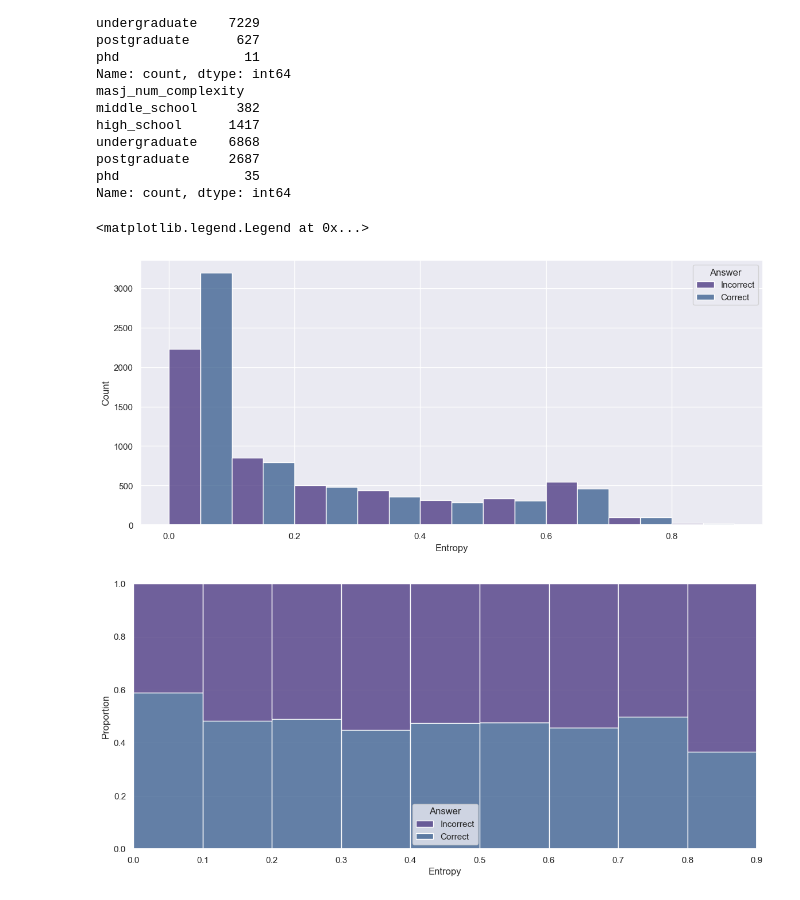
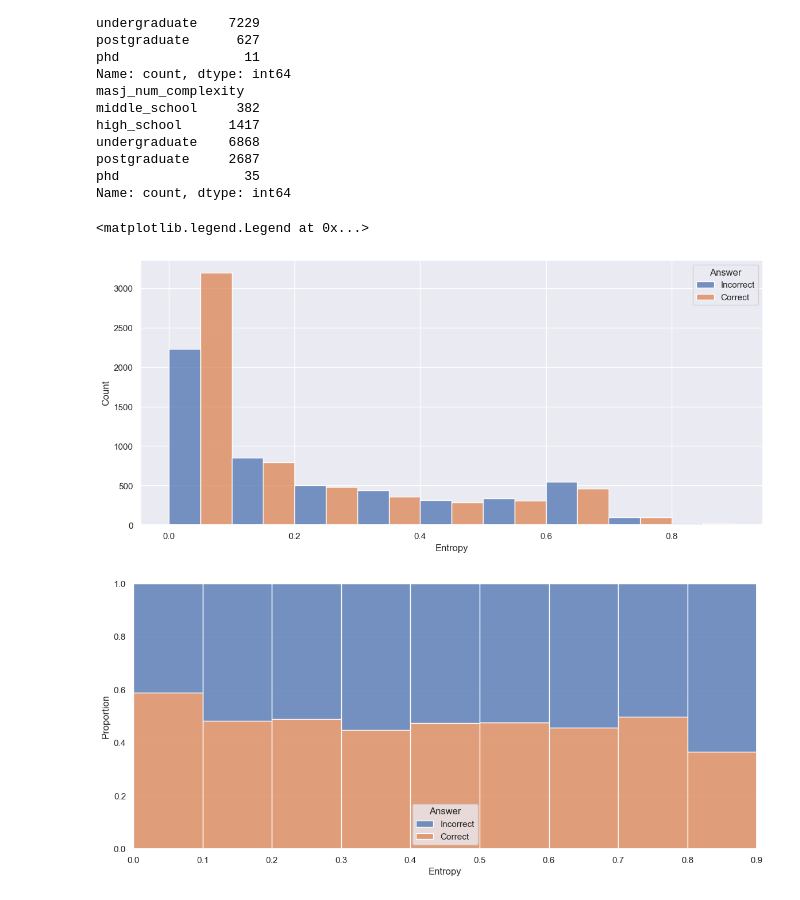
Before and after one commit to LabARSS/question-complextiy-estimation, a Jupyter notebook: notebooks/analysis_mmlu.ipynb, the cells around one changed output. Drawn from its saved outputs; the diff is of its cells as text; code cells hidden in the pictures.

```diff
--- a/notebooks/analysis_mmlu.ipynb
+++ b/notebooks/analysis_mmlu.ipynb
@@ -73,38 +73,38 @@ Name: count, dtype: int64
 import matplotlib.pyplot as plt
 import seaborn as sns
 
-sns.set_theme(palette="viridis")
+sns.set_theme(palette="deep")
 
 plt.figure(figsize=(14, 6))
 ax = sns.histplot(
     mmlu_num_maj_df,
     x="entropy_value_phi3",
     bins=[x * 0.1 for x in range(0, 10)],
     hue="entropy_ans_correct_phi3",
     hue_order=[False, True],
     multiple="dodge",
 )
 ax.set_xlabel("Entropy")
 ax.set_ylabel("Count")
 plt.legend(handles=ax.get_legend().legend_handles, labels=["Incorrect", "Correct"], title="Answer", loc="upper right")
 plt.savefig("entropy_phi4.pdf")
 
 plt.figure(figsize=(14, 6))
 ax = sns.histplot(
     mmlu_num_maj_df,
     x="entropy_value_phi3",
     bins=[x * 0.1 for x in range(0, 10)],
     hue="entropy_ans_correct_phi3",
     hue_order=[False, True],
     multiple="fill",
 )
 ax.set_xlabel("Entropy")
 ax.set_ylabel("Proportion")
 plt.legend(handles=ax.get_legend().legend_handles, labels=["Incorrect", "Correct"], title="Answer")
 # %% [output]
 <matplotlib.legend.Legend at 0x...>
-[figure, old version]
+[figure, new version]
-[figure, old version]
+[figure, new version]
 # %%
 import matplotlib.pyplot as plt
 import seaborn as sns
```
Also changed, not shown: parts of 13 cells of this notebook, 1 other file.
